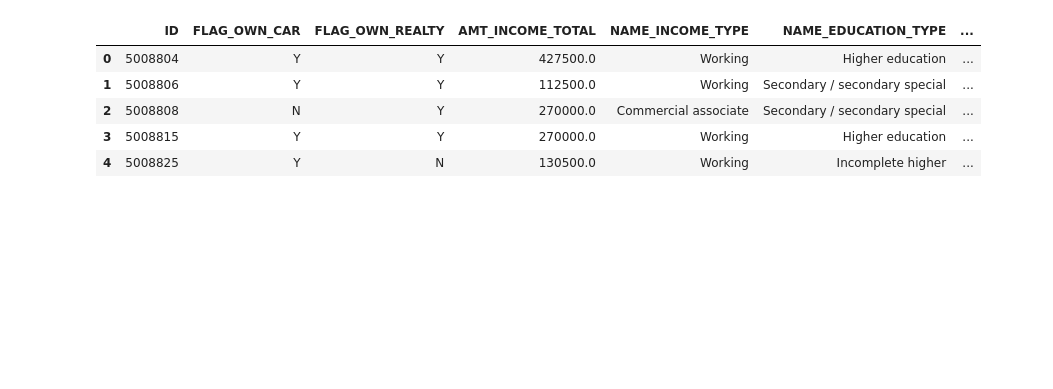
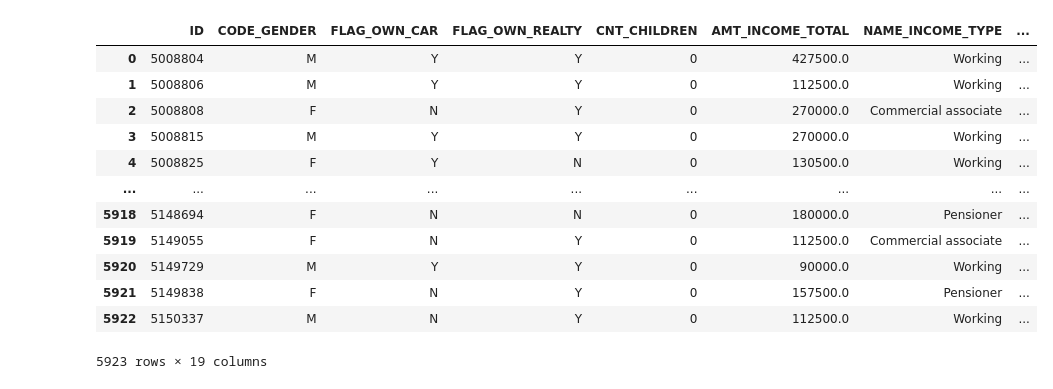
Before and after one commit to DSP-Team-THANGLONGS/dsp-credit-approval, a Jupyter notebook: notebooks/modeling.ipynb, the cells around one changed output. Cells and saved outputs as stored; diff of their text form; code cells hidden in the pictures; blank space fills up the shorter version.

```diff
--- a/notebooks/modeling.ipynb
+++ b/notebooks/modeling.ipynb
@@ -7,14 +7,21 @@ from sklearn.model_selection import train_test_split
 import pickle
 # %%
 datatset = pd.read_csv("../data/merged_data.csv")
-datatset.head()
+datatset
 # %% [output]
-|  | ID | FLAG_OWN_CAR | FLAG_OWN_REALTY | AMT_INCOME_TOTAL | NAME_INCOME_TYPE | NAME_EDUCATION_TYPE | ... |
-| 0 | 5008804 | Y | Y | 427500.0 | Working | Higher education | ... |
-| 1 | 5008806 | Y | Y | 112500.0 | Working | Secondary / secondary special | ... |
-| 2 | 5008808 | N | Y | 270000.0 | Commercial associate | Secondary / secondary special | ... |
-| 3 | 5008815 | Y | Y | 270000.0 | Working | Higher education | ... |
-| 4 | 5008825 | Y | N | 130500.0 | Working | Incomplete higher | ... |
+|  | ID | CODE_GENDER | FLAG_OWN_CAR | FLAG_OWN_REALTY | CNT_CHILDREN | AMT_INCOME_TOTAL | NAME_INCOME_TYPE | ... |
+| 0 | 5008804 | M | Y | Y | 0 | 427500.0 | Working | ... |
+| 1 | 5008806 | M | Y | Y | 0 | 112500.0 | Working | ... |
+| 2 | 5008808 | F | N | Y | 0 | 270000.0 | Commercial associate | ... |
+| 3 | 5008815 | M | Y | Y | 0 | 270000.0 | Working | ... |
+| 4 | 5008825 | F | Y | N | 0 | 130500.0 | Working | ... |
+| ... | ... | ... | ... | ... | ... | ... | ... | ... |
+| 5918 | 5148694 | F | N | N | 0 | 180000.0 | Pensioner | ... |
+| 5919 | 5149055 | F | N | Y | 0 | 112500.0 | Commercial associate | ... |
+| 5920 | 5149729 | M | Y | Y | 0 | 90000.0 | Working | ... |
+| 5921 | 5149838 | F | N | Y | 0 | 157500.0 | Pensioner | ... |
+| 5922 | 5150337 | M | N | Y | 0 | 112500.0 | Working | ... |
+5923 rows × 19 columns
 # %%
 datatset = datatset.drop("ID", axis=1)
 # %%
```
Also changed, not shown: parts of 19 cells of this notebook, 8 other files.
